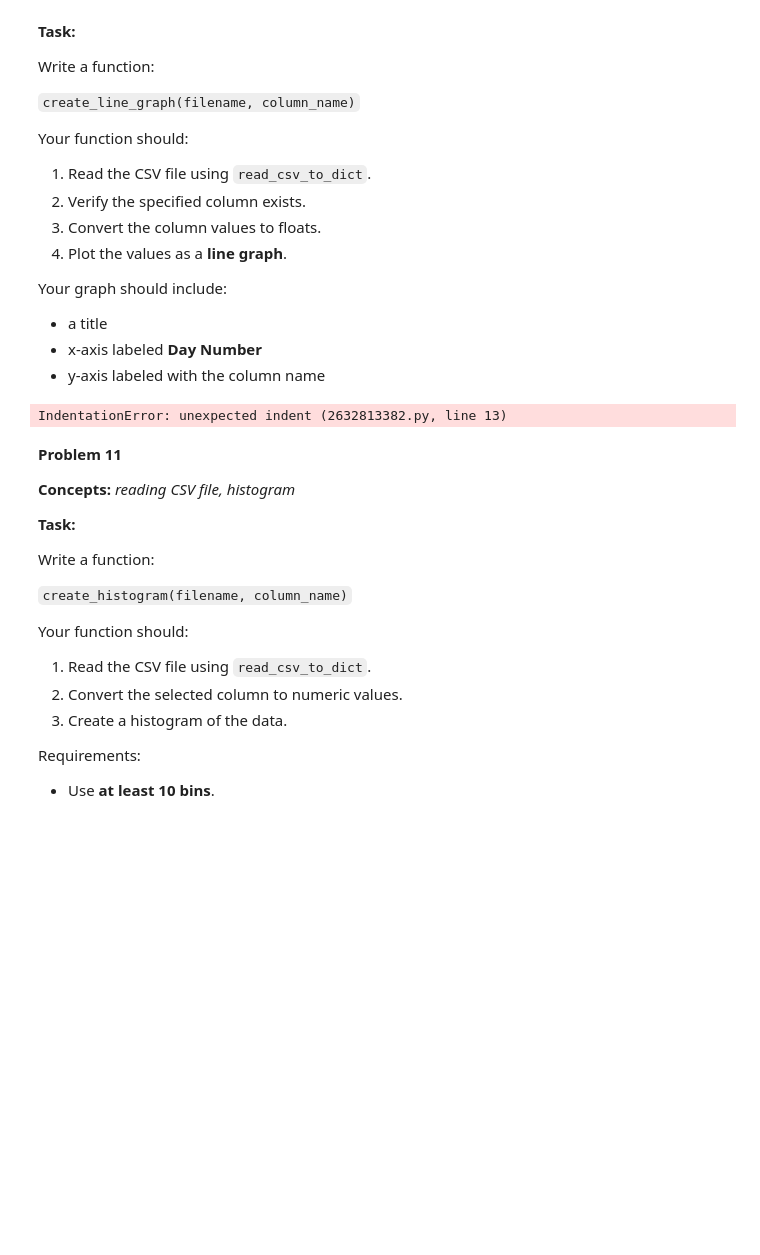
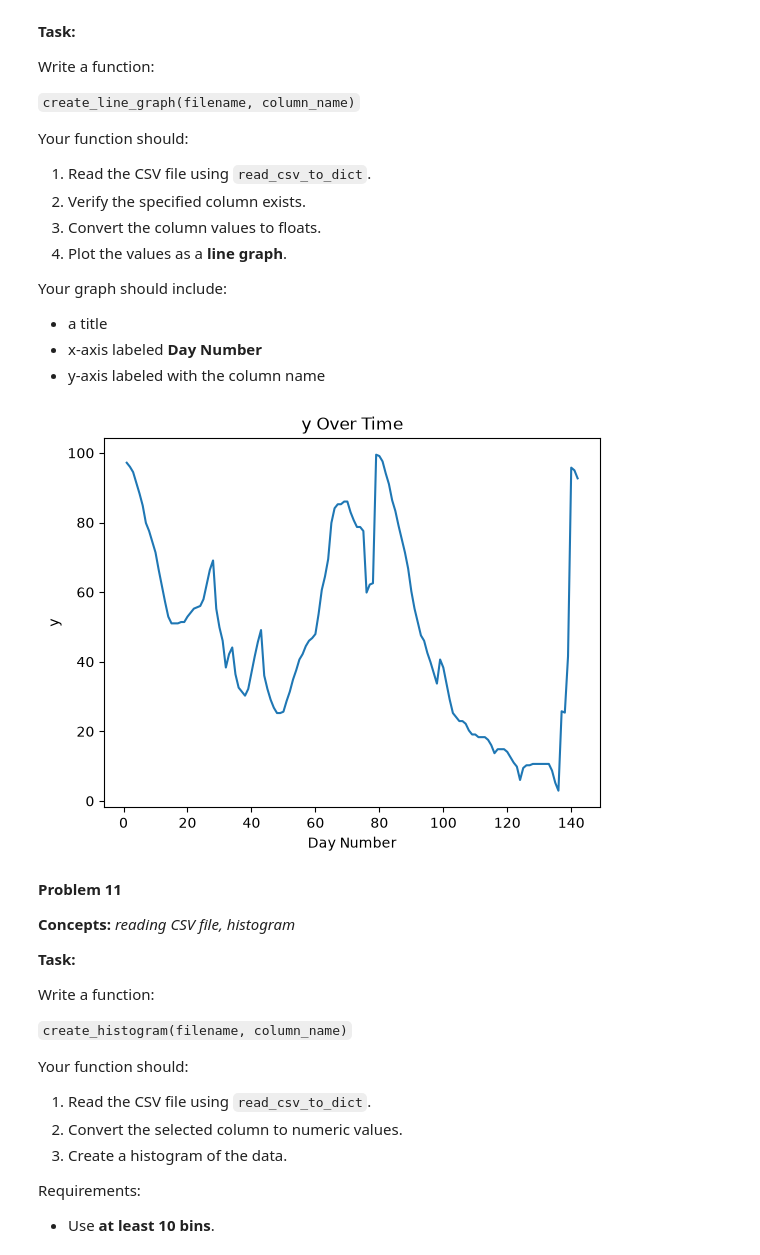
Before and after one commit to basseben/homework, a Jupyter notebook: week-09/homework.ipynb, the cells around one changed output. Drawn from its saved outputs; the diff is of its cells as text; code cells hidden in the pictures; blank space fills up the shorter version.

```diff
--- a/week-09/homework.ipynb
+++ b/week-09/homework.ipynb
@@ -458,6 +458,13 @@ def read_csv_to_dict(filename):
 
     data = {}
     for i, header in enumerate(headers):
+        data[header] = np.array([row[i] for row in rows])
+
+    return data
+
+data = read_csv_to_dict("p9_data.csv")
+
+plt.scatter(data["x"].astype(float), data["y"].astype(float))
 plt.xlabel("x")
 plt.ylabel("y")
 plt.title("Scatter Plot of x vs y")
@@ -487,25 +494,44 @@ Your graph should include:
 * y-axis labeled with the column name
 # %%
 #Your Solution
+def read_csv_to_dict(filename):
+    with open(filename) as fp:
+        reader = csv.reader(fp)
+        headers = next(reader)
+        rows = [row for row in reader if row]
+
+    data = {}
+    for i, header in enumerate(headers):
+        data[header] = np.array([row[i] for row in rows])
+
+    return data
+
+data = read_csv_to_dict("p9_data.csv")
+
 def create_line_graph(filename, column_name):
+    # 1. Read the CSV file
     data = read_csv_to_dict(filename)
 
+    # 2. Verify the column exists
     if column_name not in data:
         raise ValueError(
             f"Column '{column_name}' not found. Available columns: {list(data.keys())}"
         )
 
+    # 3. Convert the values to floats
     values = np.array(data[column_name], dtype=float)
+
+    # 4. Plot as a line graph (day numbers start at 1)
     days = np.arange(1, len(values) + 1)
-data = read_csv_to_dict("p9_data.csv")
     plt.figure()
     plt.plot(days, values)
     plt.title(f"{column_name} Over Time")
     plt.xlabel("Day Number")
     plt.ylabel(column_name)
-    plt.show()
+
+create_line_graph("p9_data.csv", "y")
 # %% [output]
-IndentationError: unexpected indent (2632813382.py, line 13)
+[figure, added]
 # %% [markdown]
 **Problem 11**
 
```
Also changed, not shown: parts of 6 cells of this notebook.
